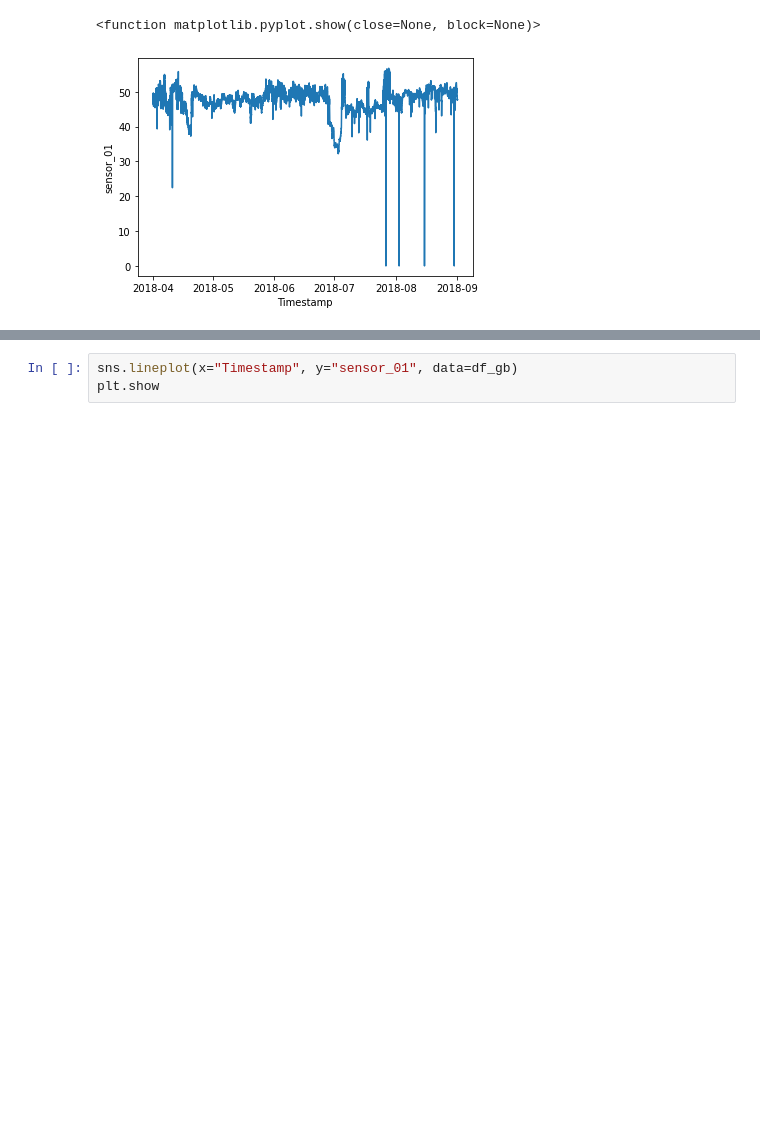
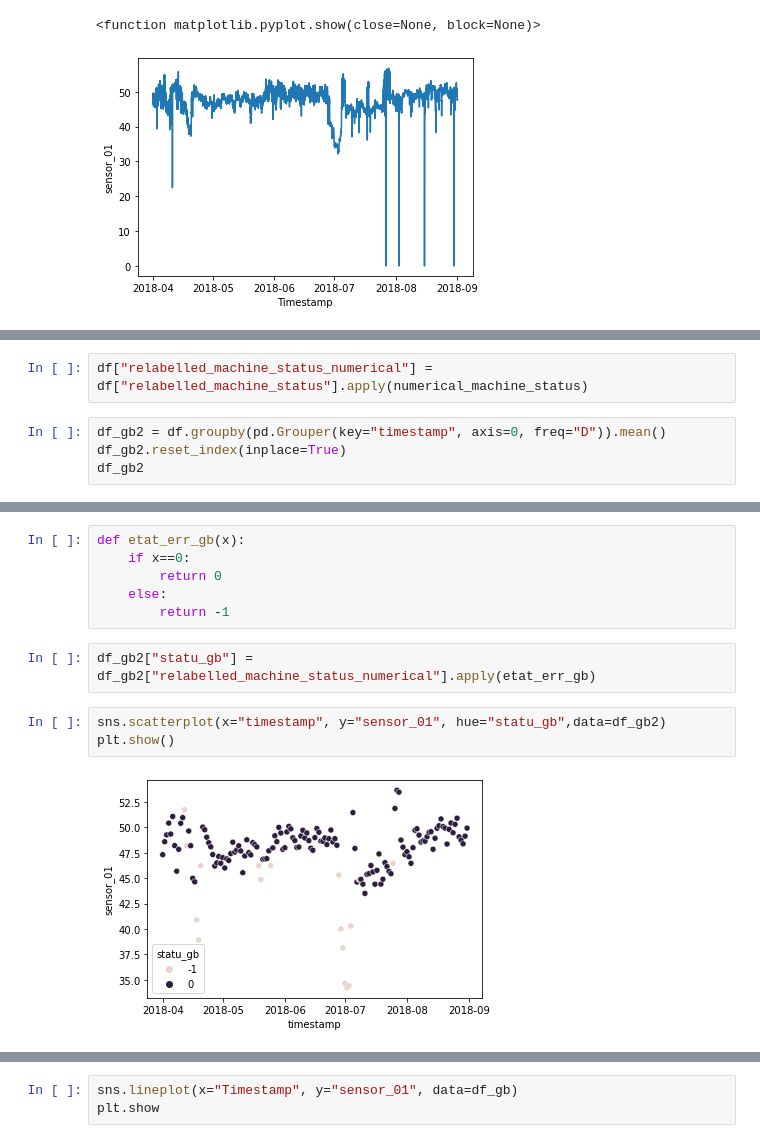
Before and after one commit to TX-Anomaly-Detection/tx_anomaly_detection_smart_building, a Jupyter notebook: markovain/markovain_detail_each_step.ipynb, the cells around one changed output, grey strips where cells are left out. Cells and saved outputs as stored; diff of their text form; blank space fills up the shorter version.

```diff
--- a/markovain/markovain_detail_each_step.ipynb
+++ b/markovain/markovain_detail_each_step.ipynb
@@ -67,0 +127,6 @@ plt.show
+# %%
+df["relabelled_machine_status_numerical"] = df["relabelled_machine_status"].apply(numerical_machine_status)
+# %%
+df_gb2 = df.groupby(pd.Grouper(key="timestamp", axis=0, freq="D")).mean()
+df_gb2.reset_index(inplace=True)
+df_gb2
@@ -67,0 +169,13 @@ plt.show
+# %%
+def etat_err_gb(x):
+    if x==0:
+        return 0
+    else:
+        return -1
+# %%
+df_gb2["statu_gb"] = df_gb2["relabelled_machine_status_numerical"].apply(etat_err_gb)
+# %%
+sns.scatterplot(x="timestamp", y="sensor_01", hue="statu_gb",data=df_gb2)
+plt.show()
+# %% [output]
+[figure, added]
```
Also changed, not shown: parts of 13 cells of this notebook, 26 other files.
